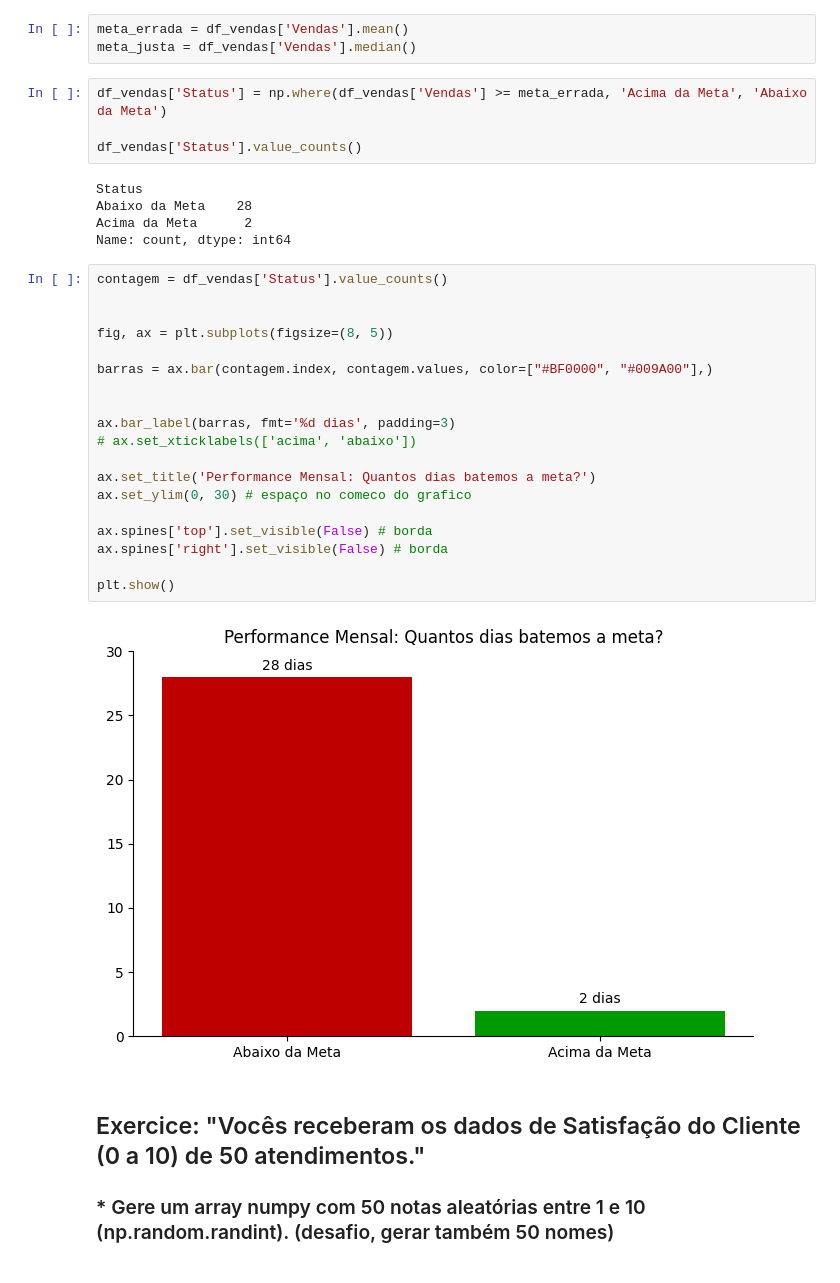
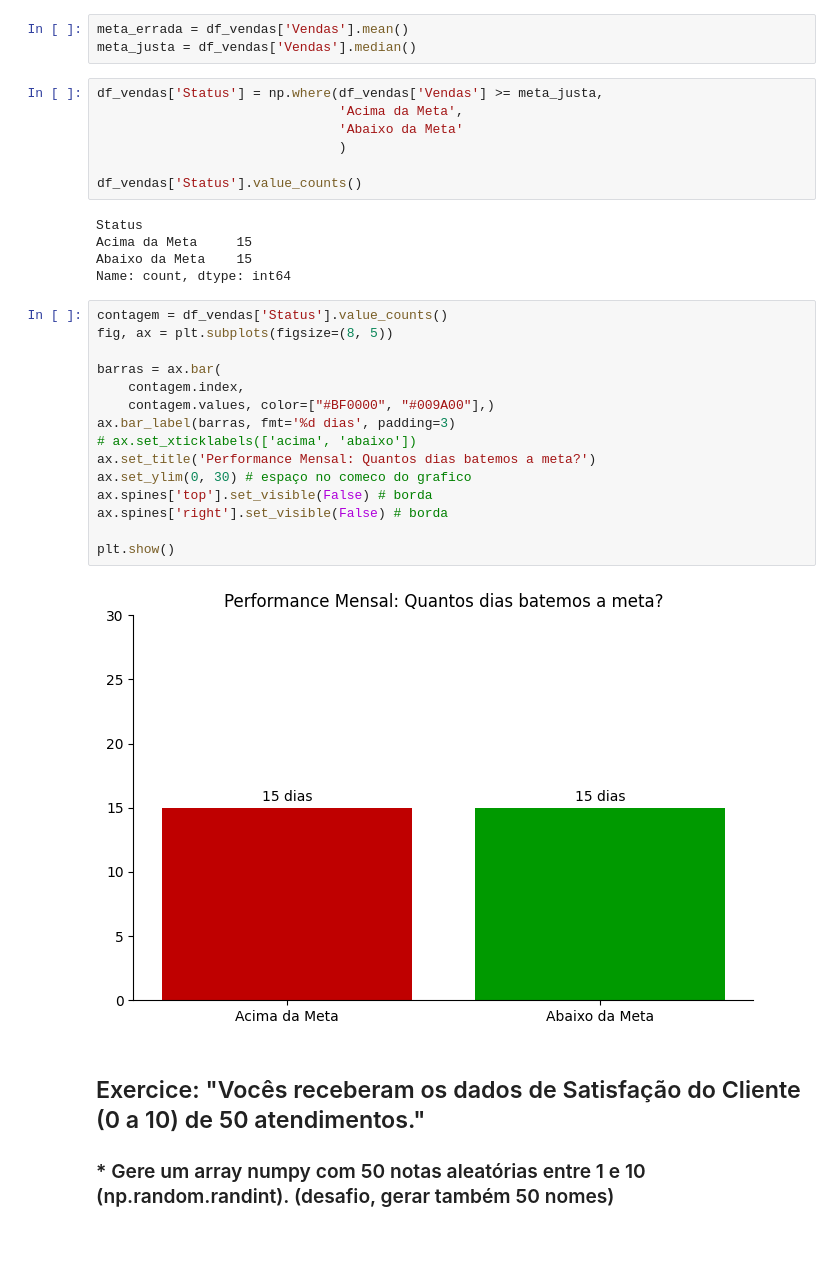
Before and after one commit to Alissonfelipe1234/trilha_dados_agibank, a Jupyter notebook: Modulo 3/plot.ipynb, the cells around one changed output. Cells and saved outputs as stored; diff of their text form.

```diff
--- a/Modulo 3/plot.ipynb
+++ b/Modulo 3/plot.ipynb
@@ -76,35 +82,34 @@ plt.show()
 meta_errada = df_vendas['Vendas'].mean()
 meta_justa = df_vendas['Vendas'].median()
 # %%
-df_vendas['Status'] = np.where(df_vendas['Vendas'] >= meta_errada, 'Acima da Meta', 'Abaixo da Meta')
+df_vendas['Status'] = np.where(df_vendas['Vendas'] >= meta_justa,
+                               'Acima da Meta',
+                               'Abaixo da Meta'
+                               )
 
 df_vendas['Status'].value_counts()
 # %% [output]
 Status
-Abaixo da Meta    28
-Acima da Meta      2
+Acima da Meta     15
+Abaixo da Meta    15
 Name: count, dtype: int64
 # %%
 contagem = df_vendas['Status'].value_counts()
-
-
 fig, ax = plt.subplots(figsize=(8, 5))
 
-barras = ax.bar(contagem.index, contagem.values, color=["#BF0000", "#009A00"],)
-
-
+barras = ax.bar(
+    contagem.index,
+    contagem.values, color=["#BF0000", "#009A00"],)
 ax.bar_label(barras, fmt='%d dias', padding=3)
 # ax.set_xticklabels(['acima', 'abaixo'])
-
 ax.set_title('Performance Mensal: Quantos dias batemos a meta?')
 ax.set_ylim(0, 30) # espaço no comeco do grafico
-
 ax.spines['top'].set_visible(False) # borda
 ax.spines['right'].set_visible(False) # borda
 
 plt.show()
 # %% [output]
-[figure, old version]
+[figure, new version]
 # %% [markdown]
 ## Exercice: "Vocês receberam os dados de Satisfação do Cliente (0 a 10) de 50 atendimentos."
 
```
Also changed, not shown: parts of 6 cells of this notebook.
